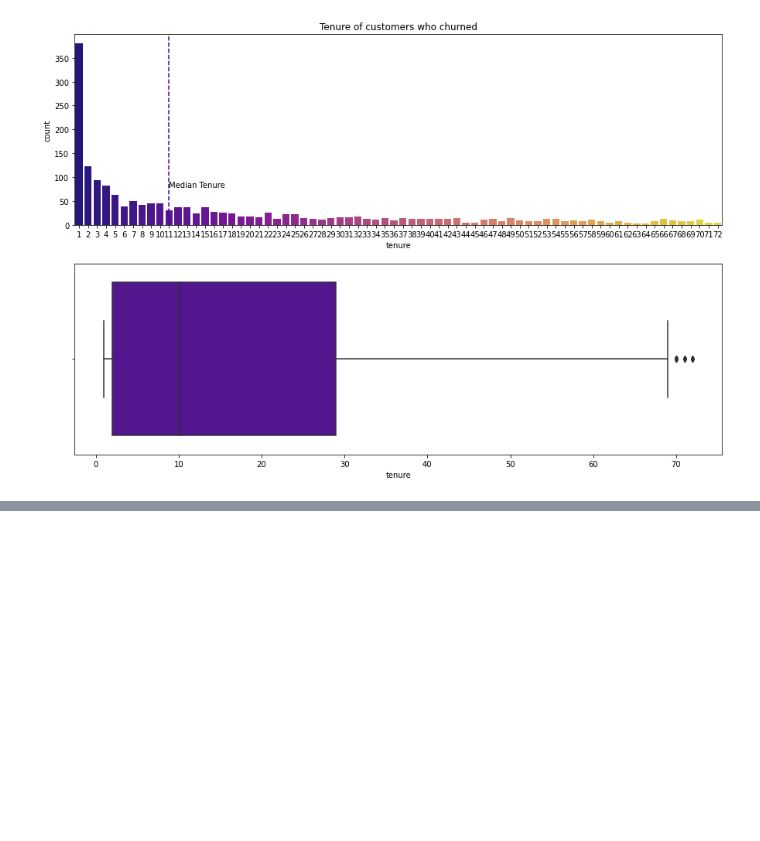
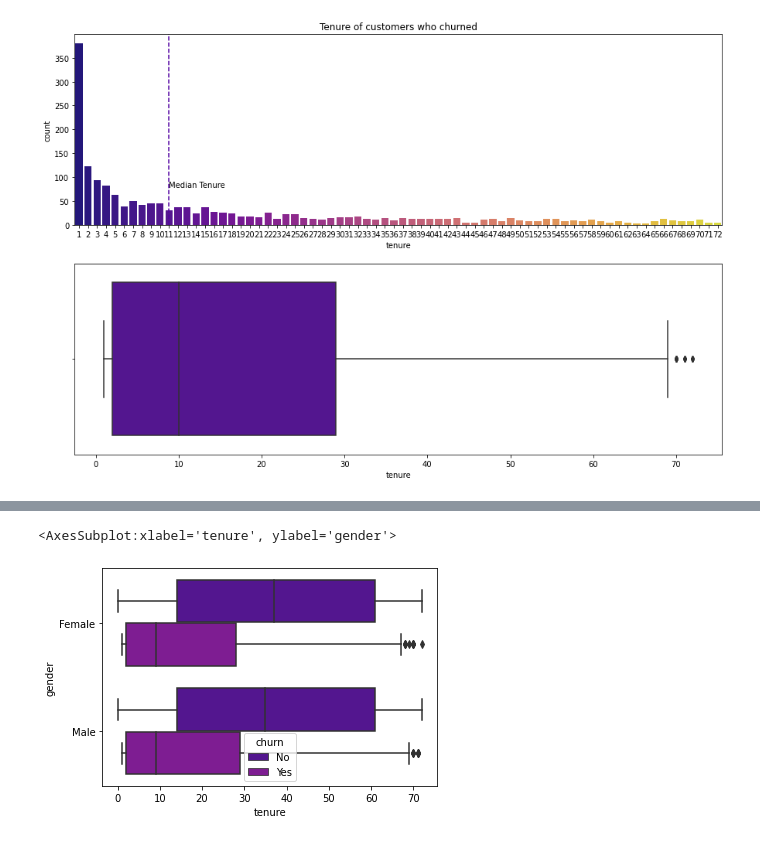
Before and after one commit to HeatherOrtegaMcMillan/telco_churn_classification_project, a Jupyter notebook: inital_project_notebook.ipynb, the cells around one changed output, grey strips where cells are left out. Drawn from its saved outputs; the diff is of its cells as text; code cells hidden in the pictures; blank space fills up the shorter version.

```diff
--- a/inital_project_notebook.ipynb
+++ b/inital_project_notebook.ipynb
@@ -265,0 +322,5 @@ plt.show()
+# %%
+sns.boxplot(x = train.tenure, y = train['gender'], hue = train.churn)
+# %% [output]
+<AxesSubplot:xlabel='tenure', ylabel='gender'>
+[figure, added]
```
Also changed, not shown: parts of 53 cells of this notebook.
